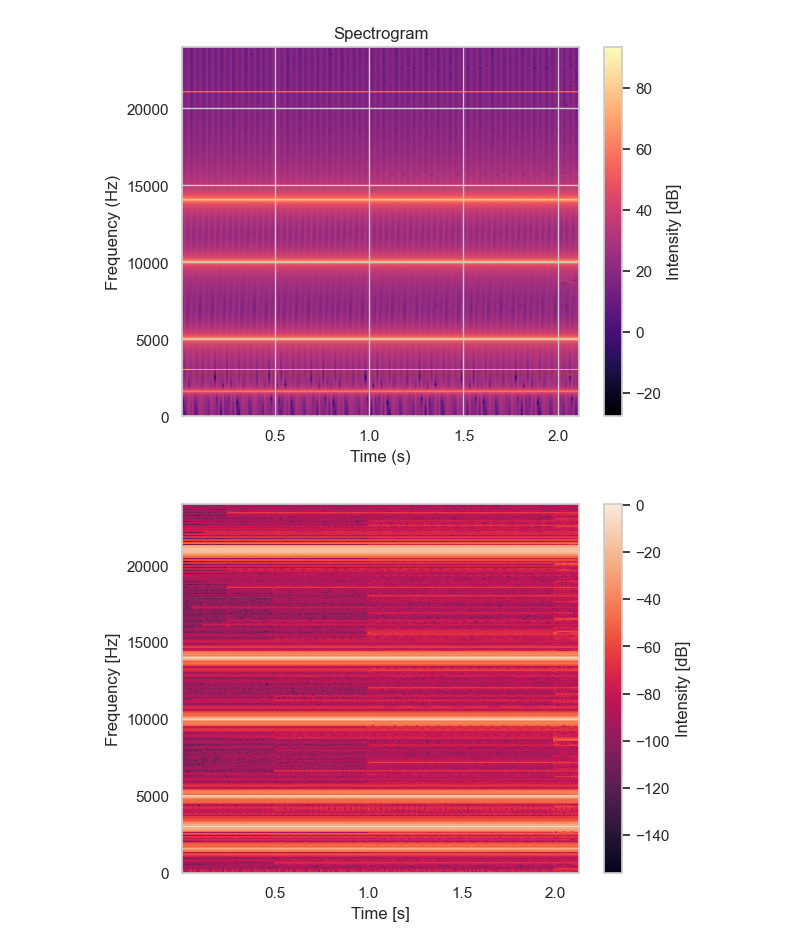
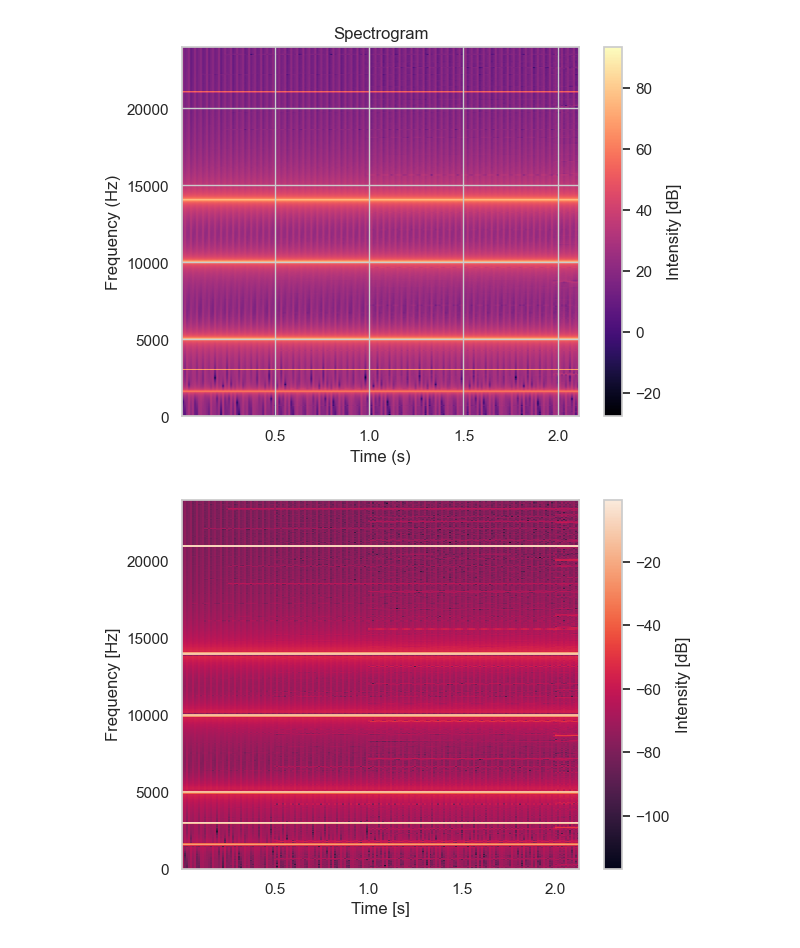
Before and after one commit to hissain/dsp-spectrogram, a Jupyter notebook: python/spectrogram.ipynb, the cells around one changed output. Saved outputs shown, nothing was run; the diff lists cells and outputs as text; code cells hidden in the pictures.

```diff
--- a/python/spectrogram.ipynb
+++ b/python/spectrogram.ipynb
@@ -3,7 +3,7 @@ import matplotlib.pyplot as plt
 import seaborn as sns
 import numpy as np
 
-sns.set(style='whitegrid')
+sns.set_style(style='whitegrid')
 
 def plot_graph(input_array, title):
     plt.figure(figsize=(8, 4))
@@ -64,21 +64,21 @@ plt.show()
 # %%
 import numpy as np
 import scipy.signal
 import matplotlib.pyplot as plt
 
 # Generate spectrogram
 fs = 48000
 nperseg = 1024  # Length of each segment
 noverlap = nperseg*0.5  # Overlap between segments
 nfft = 1024
 
-f, t, Sxx = scipy.signal.spectrogram(inputSignal, fs=fs, nperseg=nperseg, noverlap=noverlap, nfft=nfft)
+f, t, Sxx = scipy.signal.spectrogram(inputSignal, fs=fs, nperseg=nperseg, noverlap=noverlap, nfft=nfft, window='hamming')
 
 # Plot spectrogram
 plt.pcolormesh(t, f, 10 * np.log10(Sxx))  # Convert to dB
 plt.ylabel('Frequency [Hz]')
 plt.xlabel('Time [s]')
 plt.colorbar(label='Intensity [dB]')
 plt.show()
 # %% [output]
-[figure, old version]
+[figure, new version]
```
Also changed, not shown: 8 other files.
